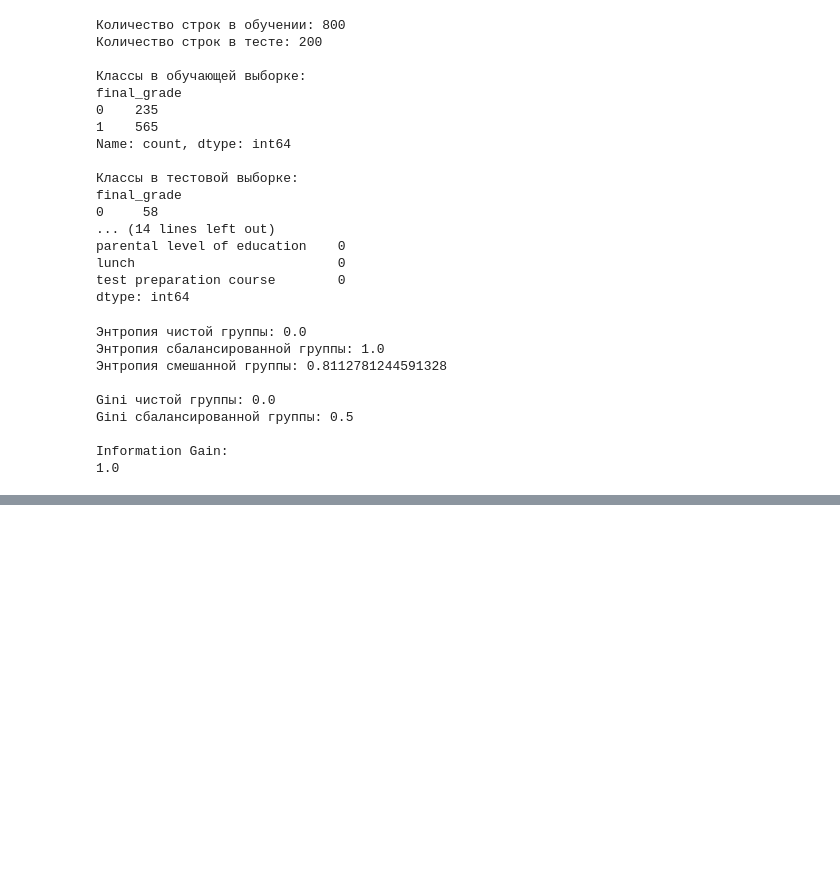
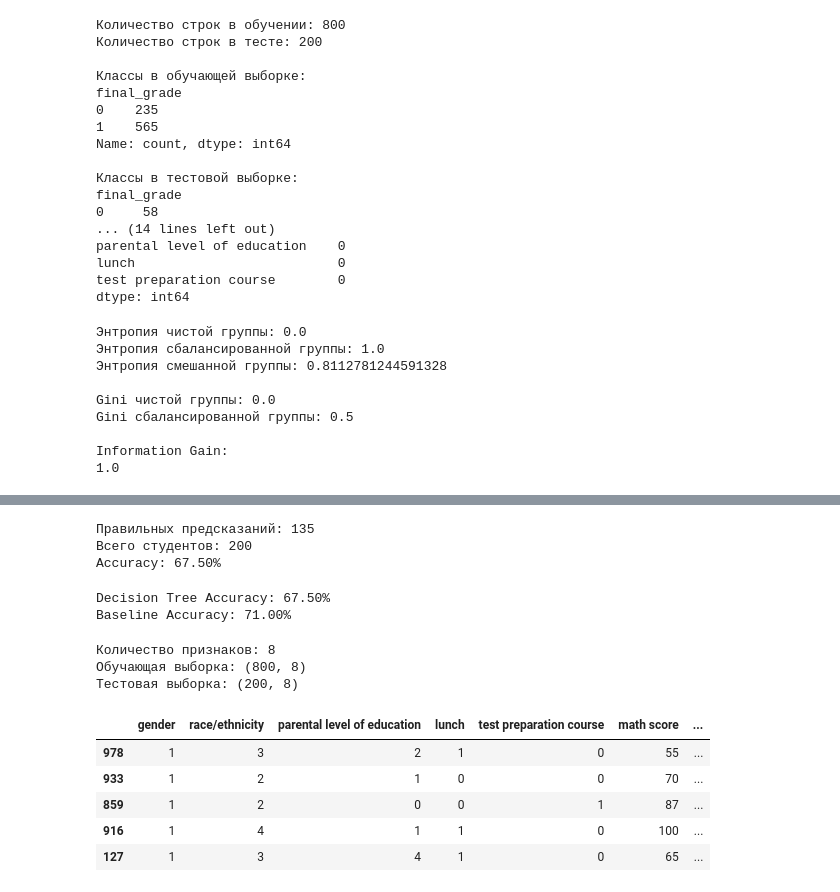
Before and after one commit to gnazyz-bit/edu-predict, a Jupyter notebook: notebook/analysis.ipynb, the cells around one changed output, grey strips where cells are left out. Saved outputs shown, nothing was run; the diff lists cells and outputs as text; code cells hidden in the pictures; blank space fills up the shorter version.

```diff
--- a/notebook/analysis.ipynb
+++ b/notebook/analysis.ipynb
@@ -285,0 +328,68 @@ Information Gain:
+# %%
+import numpy as np
+
+# Сравниваем предсказания с настоящими результатами
+correct_predictions = np.sum(y_pred == y_test.values)
+
+# Количество всех предсказаний
+total_predictions = len(y_test)
+
+# Вычисляем точность
+accuracy = correct_predictions / total_predictions
+
+print(f"Правильных предсказаний: {correct_predictions}")
+print(f"Всего студентов: {total_predictions}")
+print(f"Accuracy: {accuracy:.2%}")
+# %% [output]
+Правильных предсказаний: 135
+Всего студентов: 200
+Accuracy: 67.50%
+# %%
+# Находим самый частый класс в обучающих данных
+majority_class = y_train.mode()[0]
+
+# Всегда предсказываем этот класс
+baseline_pred = np.full(len(y_test), majority_class)
+
+# Вычисляем точность baseline
+baseline_accuracy = np.mean(
+    baseline_pred == y_test.values
+)
+
+print(f"Decision Tree Accuracy: {accuracy:.2%}")
+print(f"Baseline Accuracy: {baseline_accuracy:.2%}")
+# %% [output]
+Decision Tree Accuracy: 67.50%
+Baseline Accuracy: 71.00%
+# %%
+# Добавляем оценки по трём предметам
+score_columns = [
+    "math score",
+    "reading score",
+    "writing score"
+]
+
+# Создаём новые наборы признаков
+X_train_full = X_train.copy()
+X_test_full = X_test.copy()
+
+# Берём оценки из исходного датафрейма по индексам
+for column in score_columns:
+    X_train_full[column] = df.loc[X_train.index, column]
+    X_test_full[column] = df.loc[X_test.index, column]
+
+print("Количество признаков:", X_train_full.shape[1])
+print("Обучающая выборка:", X_train_full.shape)
+print("Тестовая выборка:", X_test_full.shape)
+
+display(X_train_full.head())
+# %% [output]
+Количество признаков: 8
+Обучающая выборка: (800, 8)
+Тестовая выборка: (200, 8)
+|  | gender | race/ethnicity | parental level of education | lunch | test preparation course | math score | ... |
+| 978 | 1 | 3 | 2 | 1 | 0 | 55 | ... |
+| 933 | 1 | 2 | 1 | 0 | 0 | 70 | ... |
+| 859 | 1 | 2 | 0 | 0 | 1 | 87 | ... |
+| 916 | 1 | 4 | 1 | 1 | 0 | 100 | ... |
+| 127 | 1 | 3 | 4 | 1 | 0 | 65 | ... |
```
Also changed, not shown: parts of 13 cells of this notebook, 10 other files.
